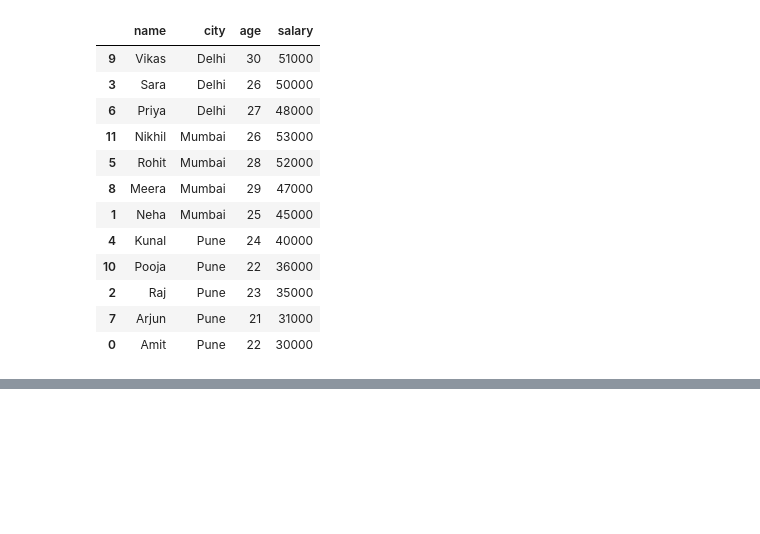
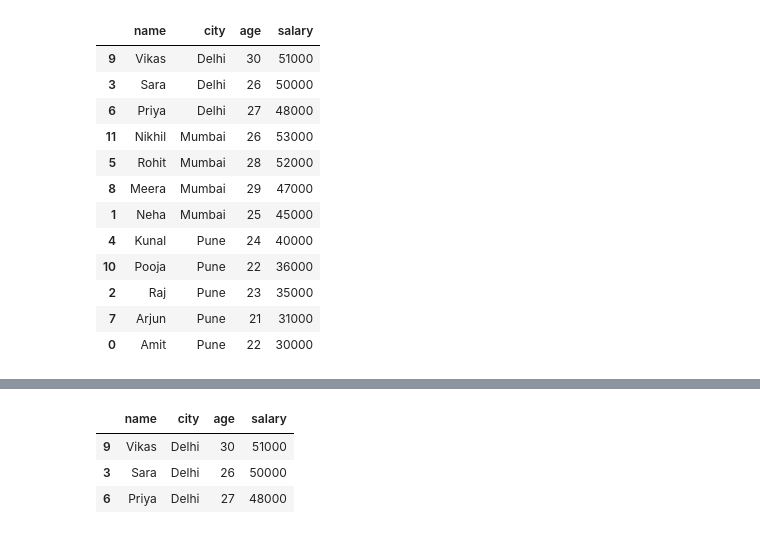
Before and after one commit to Aztec331/Practice-cs, a Jupyter notebook: notebooks/day03_pandas_basics.ipynb, the cells around one changed output, grey strips where cells are left out. Cells and saved outputs as stored; diff of their text form; code cells hidden in the pictures; blank space fills up the shorter version.

```diff
--- a/notebooks/day03_pandas_basics.ipynb
+++ b/notebooks/day03_pandas_basics.ipynb
@@ -305,0 +322,8 @@ df.sort_values(["city","salary"], ascending=[True, False])
+# %%
+#
+df.sort_values(["city","salary"], ascending=[True, False]).head(3)
+# %% [output]
+|  | name | city | age | salary |
+| 9 | Vikas | Delhi | 30 | 51000 |
+| 3 | Sara | Delhi | 26 | 50000 |
+| 6 | Priya | Delhi | 27 | 48000 |
```
Also changed, not shown: parts of 1 cell of this notebook.
